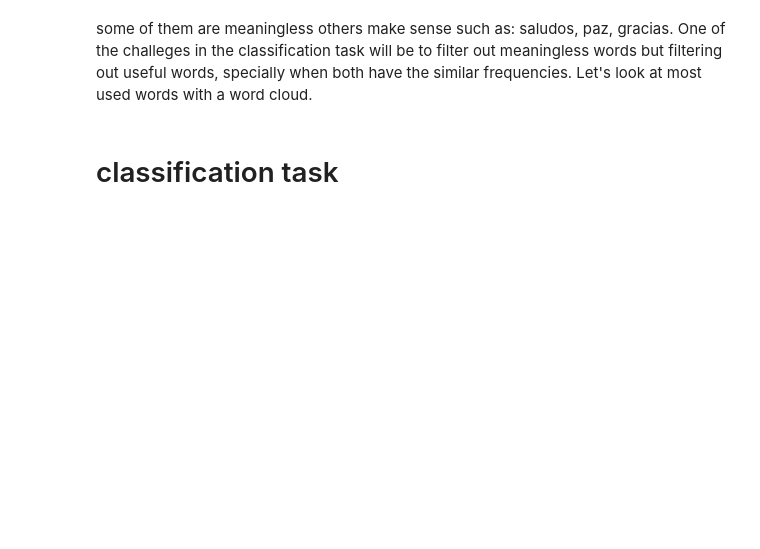
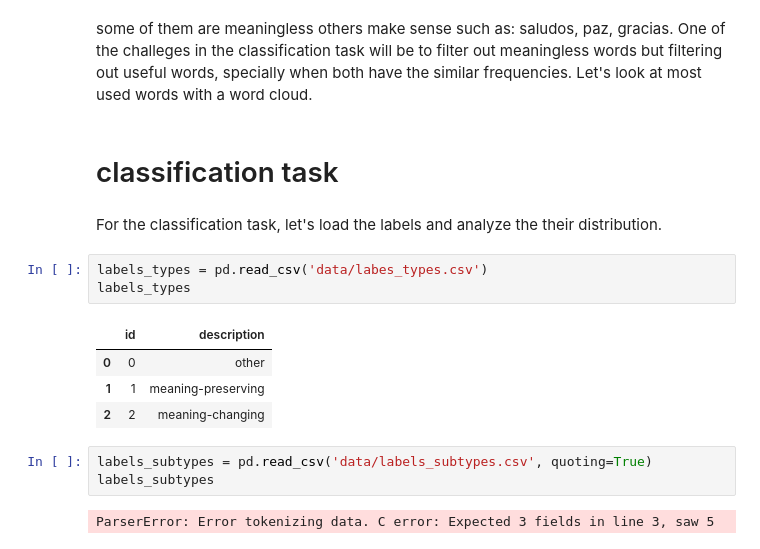
Before and after one commit to espol-cti/cwdiscussions, a Jupyter notebook: identify opinion types.ipynb, the cells around one changed output. Saved outputs shown, nothing was run; the diff lists cells and outputs as text; blank space fills up the shorter version.

```diff
--- a/Baseline analysis.ipynb
+++ b/identify opinion types.ipynb
@@ -152,3 +152,18 @@ Name: opinion, dtype: int64
 some of them are meaningless others make sense such as: saludos, paz, gracias.  One of the challeges in the classification task will be to filter out meaningless words but filtering out useful words, specially when both have the similar frequencies.  Let's look at most used words with a word cloud.
 # %% [markdown]
 # classification task
+# %% [markdown]
+For the classification task, let's load the labels and analyze the their distribution.
+# %%
+labels_types = pd.read_csv('data/labes_types.csv')
+labels_types
+# %% [output]
+|  | id | description |
+| 0 | 0 | other |
+| 1 | 1 | meaning-preserving |
+| 2 | 2 | meaning-changing |
+# %%
+labels_subtypes = pd.read_csv('data/labels_subtypes.csv', quoting=True)
+labels_subtypes
+# %% [output]
+ParserError: Error tokenizing data. C error: Expected 3 fields in line 3, saw 5
```
Also changed, not shown: parts of 5 cells of this notebook, 6 other files.
